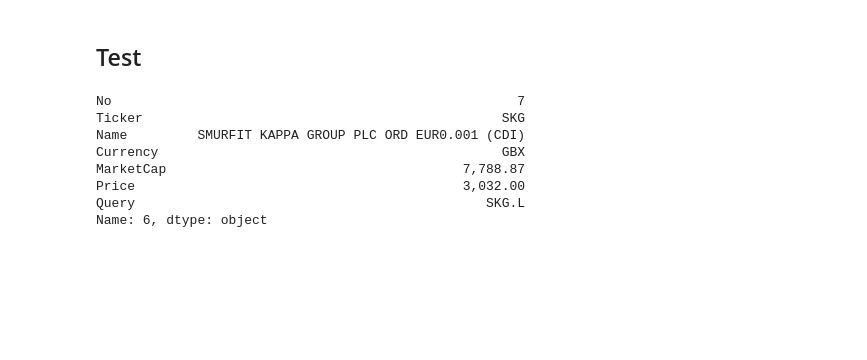
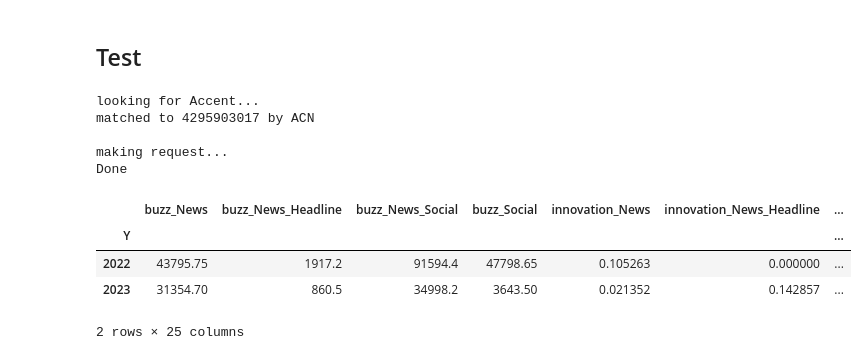
Before and after one commit to ygcahyono/hackrefinitiv, a Jupyter notebook: notebook/Marketpsych api.ipynb, the cells around one changed output. Drawn from its saved outputs; the diff is of its cells as text; code cells hidden in the pictures; blank space fills up the shorter version.

```diff
--- a/notebook/Marketpsych api.ipynb
+++ b/notebook/Marketpsych api.ipynb
@@ -220,7 +220,7 @@ def Market_psych_data(company, tick):
 
     #presetings for the API
     intro ="https://dataapi.marketpsych.com/rma/v4/data"
-    asset_class = "equemea"
+    asset_class = "equ"
     freq = 'dai'
     apikey= 'rf_0niuaILLziXUW8RI0Bg'
     start_date='2022-01-01'
@@ -283,21 +283,29 @@ def Market_psych_data(company, tick):
 # %%
 datapath=os.getcwd()[:-len('notebook')] + "data/"
 FTSE100_data=pd.read_csv(datapath+'FTSE100.csv')
-# %%
-FTSE100_data.iloc[6]
-# %% [output]
-No                                                    7
-Ticker                                              SKG
-Name         SMURFIT KAPPA GROUP PLC ORD EUR0.001 (CDI)
-Currency                                            GBX
-MarketCap                                      7,788.87
-Price                                          3,032.00
-Query                                             SKG.L
-Name: 6, dtype: object
 # %%
 loop_ftse=[dict({'company_aprox':FTSE100_data['Name'].str[:6][x],
                  'ticker':FTSE100_data.Ticker[x]}
                )for x in range(len(FTSE100_data))]
+# %%
+f100_data=pd.read_csv(datapath+'fortune100.csv')
+
+loop_f100=[dict({'company_aprox':f100_data['Company'].str[:6][x],
+                 'ticker':f100_data.Symbol[x]}
+               )for x in range(len(f100_data))]
+
+Market_psych_data(loop_f100[33]['company_aprox'], loop_f100[33]['ticker'] )
+# %% [output]
+looking for Accent...
+matched to 4295903017 by ACN
+
+making request...
+Done
+|  | buzz_News | buzz_News_Headline | buzz_News_Social | buzz_Social | innovation_News | innovation_News_Headline | ... |
+| Y |  |  |  |  |  |  | ... |
+| 2022 | 43795.75 | 1917.2 | 91594.4 | 47798.65 | 0.105263 | 0.000000 | ... |
+| 2023 | 31354.70 | 860.5 | 34998.2 | 3643.50 | 0.021352 | 0.142857 | ... |
+2 rows × 25 columns
 # %%
 Market_psych_data(loop_ftse[32]['company_aprox'], loop_ftse[32]['ticker'] )
 # %% [output]
```
Also changed, not shown: parts of 8 cells of this notebook, 1 other file.
